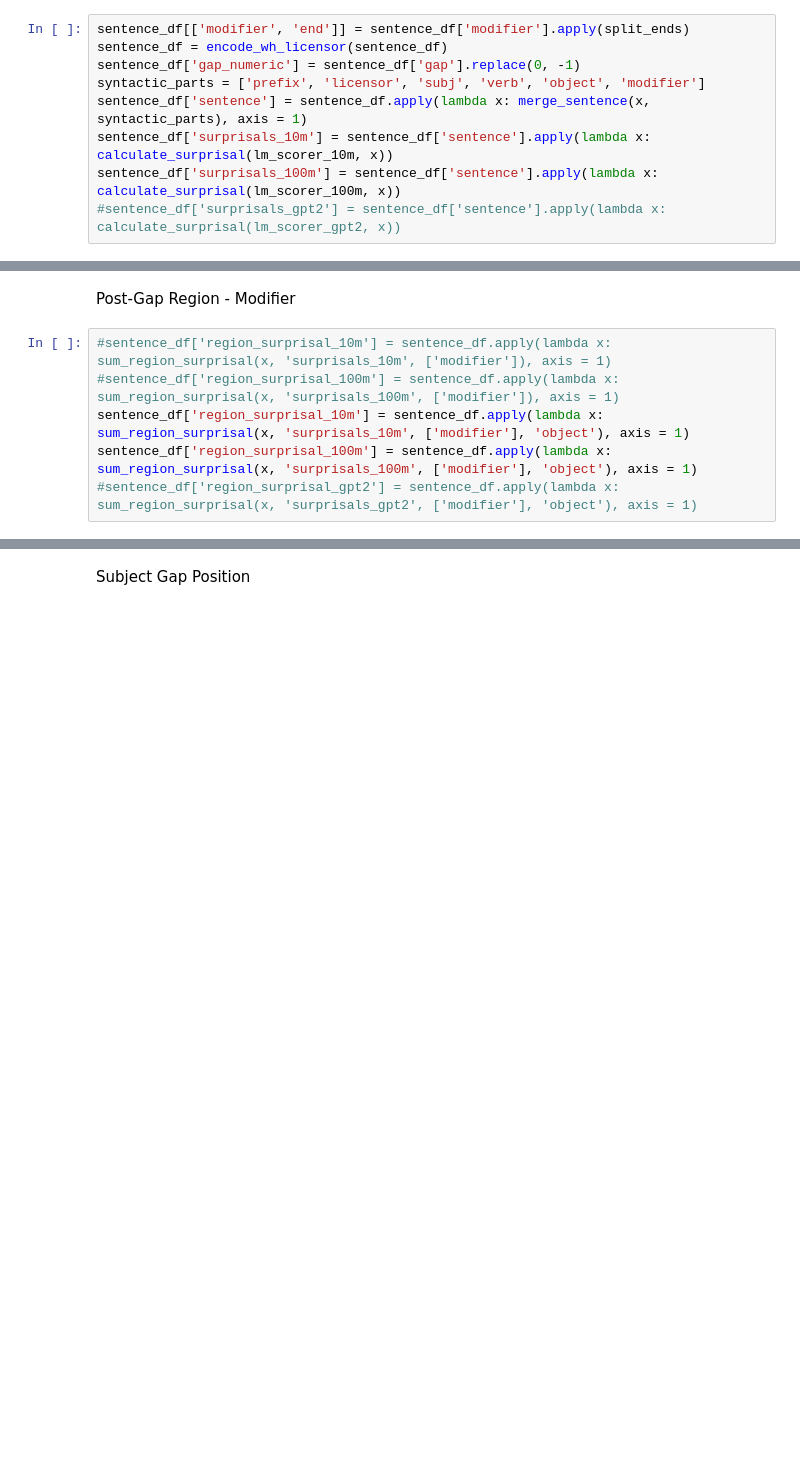
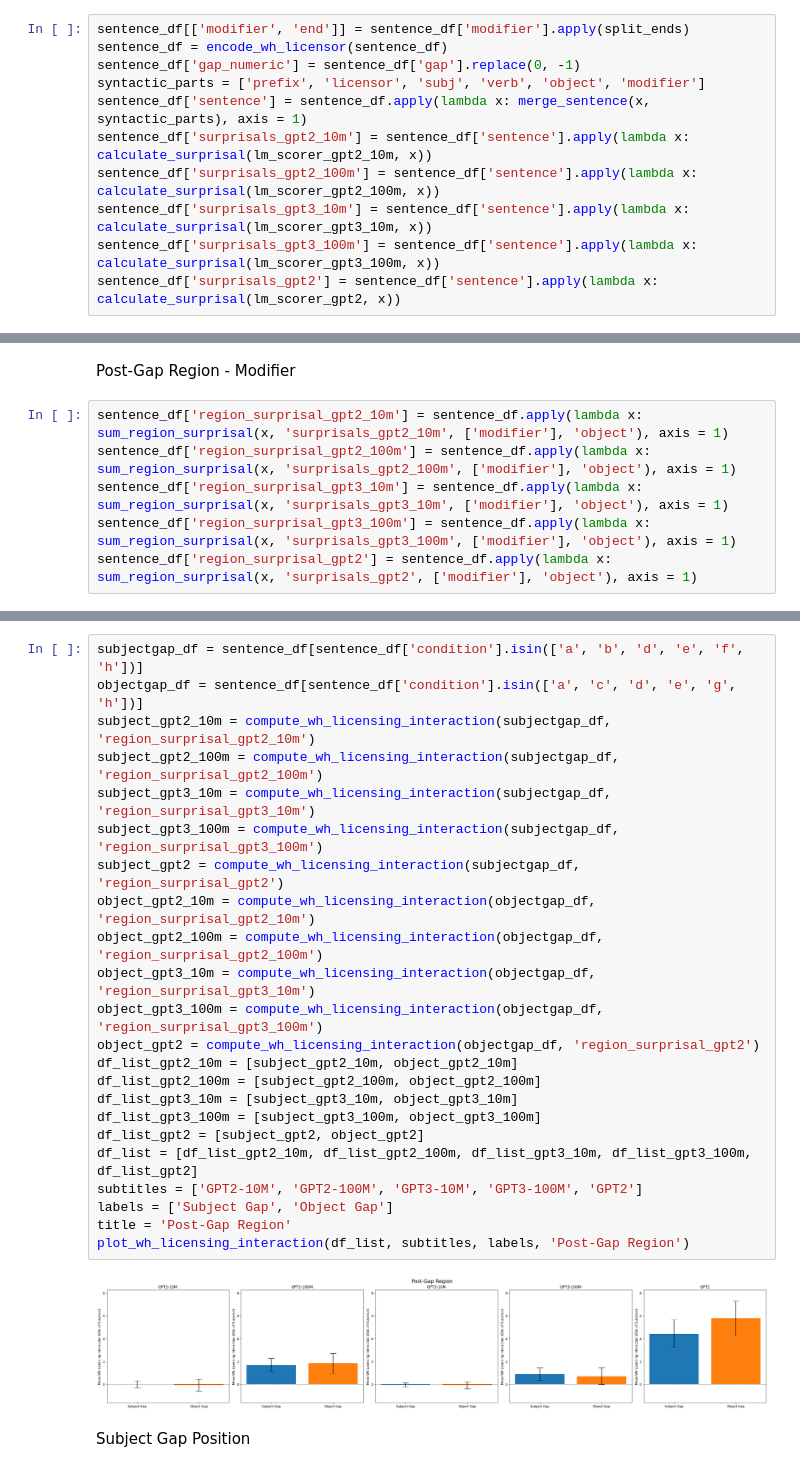
Before and after one commit to um-cap-lab/EMNLP-2025-submission, a Jupyter notebook: wh-licensing_interaction_term_visualizations.ipynb, the cells around one changed output, grey strips where cells are left out. Cells and saved outputs as stored; diff of their text form; blank space fills up the shorter version.

Commit message:
Fixed double gap construction visualization.

```diff
--- a/wh-licensing_interaction_term_visualizations.ipynb
+++ b/wh-licensing_interaction_term_visualizations.ipynb
@@ -755,6 +700,8 @@ sentence_df = encode_wh_licensor(sentence_df)
 sentence_df['gap_numeric'] = sentence_df['gap'].replace(0, -1)
 syntactic_parts = ['prefix', 'licensor', 'subj', 'verb', 'object', 'modifier']
 sentence_df['sentence'] = sentence_df.apply(lambda x: merge_sentence(x, syntactic_parts), axis = 1)
-sentence_df['surprisals_10m'] = sentence_df['sentence'].apply(lambda x: calculate_surprisal(lm_scorer_10m, x))
-sentence_df['surprisals_100m'] = sentence_df['sentence'].apply(lambda x: calculate_surprisal(lm_scorer_100m, x))
-#sentence_df['surprisals_gpt2'] = sentence_df['sentence'].apply(lambda x: calculate_surprisal(lm_scorer_gpt2, x))
+sentence_df['surprisals_gpt2_10m'] = sentence_df['sentence'].apply(lambda x: calculate_surprisal(lm_scorer_gpt2_10m, x))
+sentence_df['surprisals_gpt2_100m'] = sentence_df['sentence'].apply(lambda x: calculate_surprisal(lm_scorer_gpt2_100m, x))
+sentence_df['surprisals_gpt3_10m'] = sentence_df['sentence'].apply(lambda x: calculate_surprisal(lm_scorer_gpt3_10m, x))
+sentence_df['surprisals_gpt3_100m'] = sentence_df['sentence'].apply(lambda x: calculate_surprisal(lm_scorer_gpt3_100m, x))
+sentence_df['surprisals_gpt2'] = sentence_df['sentence'].apply(lambda x: calculate_surprisal(lm_scorer_gpt2, x))
@@ -778,8 +708,8 @@ def compute_wh_licensing_interaction_double_gap(df, surprisal):
 # %% [markdown]
 Post-Gap Region - Modifier
 # %%
-#sentence_df['region_surprisal_10m'] = sentence_df.apply(lambda x: sum_region_surprisal(x, 'surprisals_10m', ['modifier']), axis = 1)
-#sentence_df['region_surprisal_100m'] = sentence_df.apply(lambda x: sum_region_surprisal(x, 'surprisals_100m', ['modifier']), axis = 1)
-sentence_df['region_surprisal_10m'] = sentence_df.apply(lambda x: sum_region_surprisal(x, 'surprisals_10m', ['modifier'], 'object'), axis = 1)
-sentence_df['region_surprisal_100m'] = sentence_df.apply(lambda x: sum_region_surprisal(x, 'surprisals_100m', ['modifier'], 'object'), axis = 1)
-#sentence_df['region_surprisal_gpt2'] = sentence_df.apply(lambda x: sum_region_surprisal(x, 'surprisals_gpt2', ['modifier'], 'object'), axis = 1)
+sentence_df['region_surprisal_gpt2_10m'] = sentence_df.apply(lambda x: sum_region_surprisal(x, 'surprisals_gpt2_10m', ['modifier'], 'object'), axis = 1)
+sentence_df['region_surprisal_gpt2_100m'] = sentence_df.apply(lambda x: sum_region_surprisal(x, 'surprisals_gpt2_100m', ['modifier'], 'object'), axis = 1)
+sentence_df['region_surprisal_gpt3_10m'] = sentence_df.apply(lambda x: sum_region_surprisal(x, 'surprisals_gpt3_10m', ['modifier'], 'object'), axis = 1)
+sentence_df['region_surprisal_gpt3_100m'] = sentence_df.apply(lambda x: sum_region_surprisal(x, 'surprisals_gpt3_100m', ['modifier'], 'object'), axis = 1)
+sentence_df['region_surprisal_gpt2'] = sentence_df.apply(lambda x: sum_region_surprisal(x, 'surprisals_gpt2', ['modifier'], 'object'), axis = 1)
@@ -798,3 +716,28 @@ plot_wh_licensing_interaction(df_list_10m, '10M Model', df_list_100m, '100M Mode
+# %%
+subjectgap_df = sentence_df[sentence_df['condition'].isin(['a', 'b', 'd', 'e', 'f', 'h'])]
+objectgap_df = sentence_df[sentence_df['condition'].isin(['a', 'c', 'd', 'e', 'g', 'h'])]
+subject_gpt2_10m = compute_wh_licensing_interaction(subjectgap_df, 'region_surprisal_gpt2_10m')
+subject_gpt2_100m = compute_wh_licensing_interaction(subjectgap_df, 'region_surprisal_gpt2_100m')
+subject_gpt3_10m = compute_wh_licensing_interaction(subjectgap_df, 'region_surprisal_gpt3_10m')
+subject_gpt3_100m = compute_wh_licensing_interaction(subjectgap_df, 'region_surprisal_gpt3_100m')
+subject_gpt2 = compute_wh_licensing_interaction(subjectgap_df, 'region_surprisal_gpt2')
+object_gpt2_10m = compute_wh_licensing_interaction(objectgap_df, 'region_surprisal_gpt2_10m')
+object_gpt2_100m = compute_wh_licensing_interaction(objectgap_df, 'region_surprisal_gpt2_100m')
+object_gpt3_10m = compute_wh_licensing_interaction(objectgap_df, 'region_surprisal_gpt3_10m')
+object_gpt3_100m = compute_wh_licensing_interaction(objectgap_df, 'region_surprisal_gpt3_100m')
+object_gpt2 = compute_wh_licensing_interaction(objectgap_df, 'region_surprisal_gpt2')
+df_list_gpt2_10m = [subject_gpt2_10m, object_gpt2_10m]
+df_list_gpt2_100m = [subject_gpt2_100m, object_gpt2_100m]
+df_list_gpt3_10m = [subject_gpt3_10m, object_gpt3_10m]
+df_list_gpt3_100m = [subject_gpt3_100m, object_gpt3_100m]
+df_list_gpt2 = [subject_gpt2, object_gpt2]
+df_list = [df_list_gpt2_10m, df_list_gpt2_100m, df_list_gpt3_10m, df_list_gpt3_100m, df_list_gpt2]
+subtitles = ['GPT2-10M', 'GPT2-100M', 'GPT3-10M', 'GPT3-100M', 'GPT2']
+labels = ['Subject Gap', 'Object Gap']
+title = 'Post-Gap Region'
+plot_wh_licensing_interaction(df_list, subtitles, labels, 'Post-Gap Region')
+# %% [output]
+[figure, added]
 # %% [markdown]
 Subject Gap Position
 # %%
```
Also changed, not shown: parts of 28 cells of this notebook.
